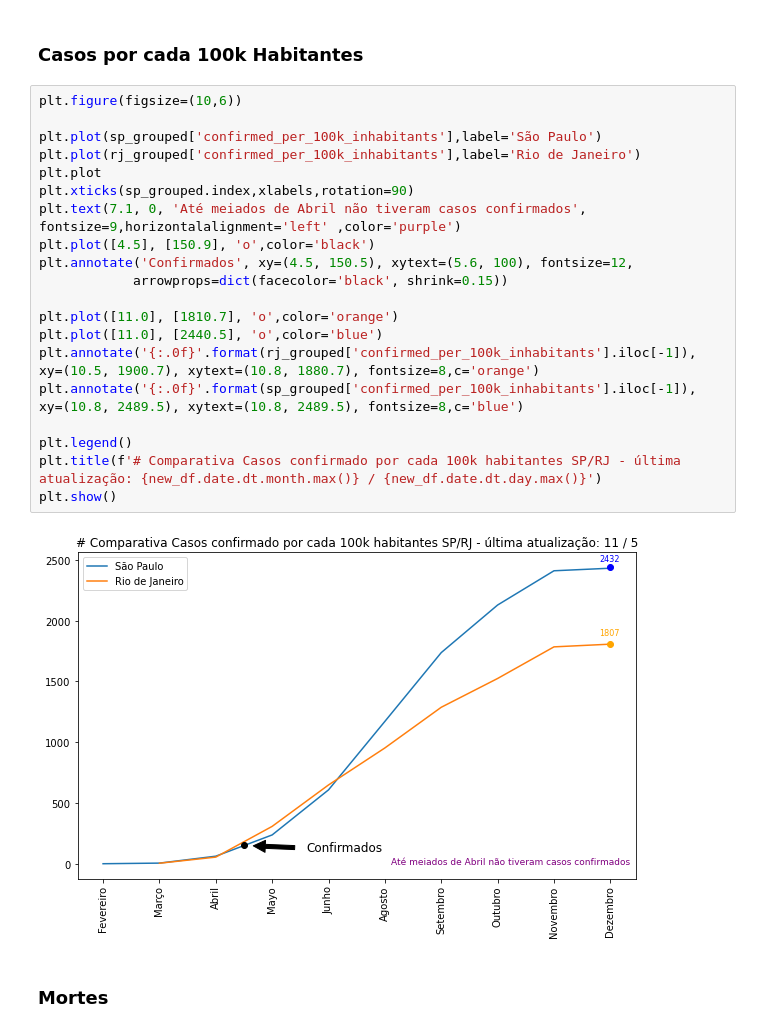
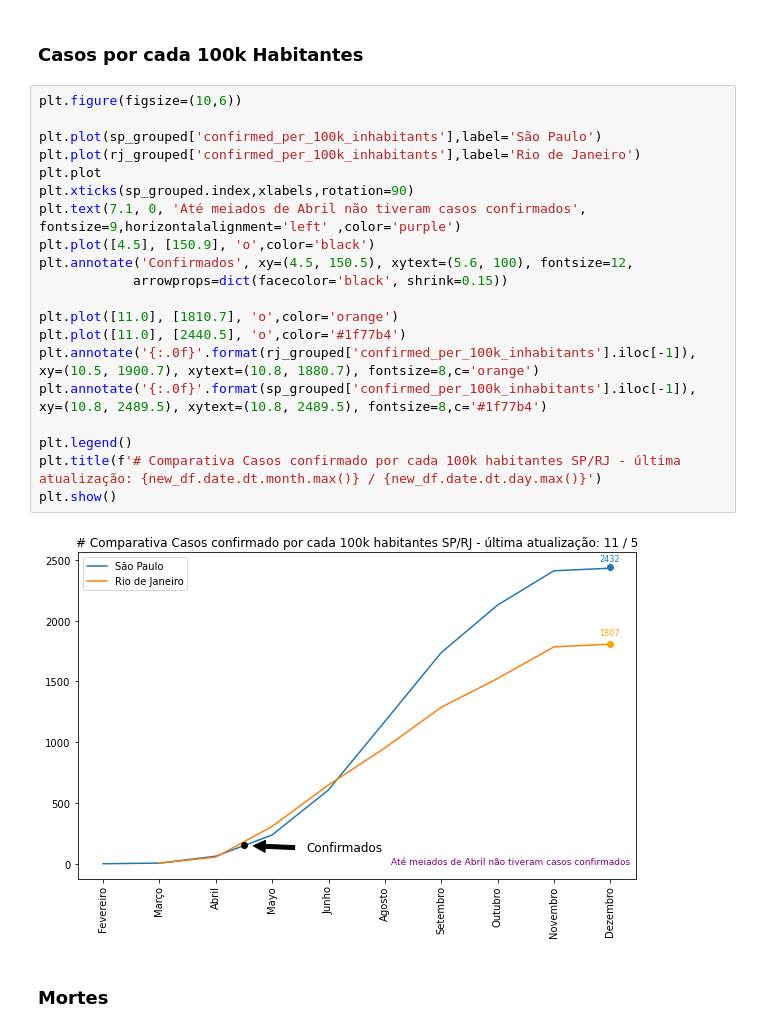
Before and after one commit to Juliansan/AluraDS, a Jupyter notebook: Modulo 1/Projeto Final/JulianMarcondesSanjuanProjeto1.ipynb, the cells around one changed output. Drawn from its saved outputs; the diff is of its cells as text.

```diff
--- a/Modulo 1/Projeto Final/JulianMarcondesSanjuanProjeto1.ipynb
+++ b/Modulo 1/Projeto Final/JulianMarcondesSanjuanProjeto1.ipynb
@@ -176,25 +176,25 @@ rj_grouped = rj.groupby('month').max()
 # %%
 plt.figure(figsize=(10,6))
 
 plt.plot(sp_grouped['confirmed_per_100k_inhabitants'],label='São Paulo')
 plt.plot(rj_grouped['confirmed_per_100k_inhabitants'],label='Rio de Janeiro')
 plt.plot
 plt.xticks(sp_grouped.index,xlabels,rotation=90)
 plt.text(7.1, 0, 'Até meiados de Abril não tiveram casos confirmados', fontsize=9,horizontalalignment='left' ,color='purple')
 plt.plot([4.5], [150.9], 'o',color='black')
 plt.annotate('Confirmados', xy=(4.5, 150.5), xytext=(5.6, 100), fontsize=12,
             arrowprops=dict(facecolor='black', shrink=0.15))
 
 plt.plot([11.0], [1810.7], 'o',color='orange')
-plt.plot([11.0], [2440.5], 'o',color='blue')
+plt.plot([11.0], [2440.5], 'o',color='#1f77b4')
 plt.annotate('{:.0f}'.format(rj_grouped['confirmed_per_100k_inhabitants'].iloc[-1]), xy=(10.5, 1900.7), xytext=(10.8, 1880.7), fontsize=8,c='orange')
-plt.annotate('{:.0f}'.format(sp_grouped['confirmed_per_100k_inhabitants'].iloc[-1]), xy=(10.8, 2489.5), xytext=(10.8, 2489.5), fontsize=8,c='blue')
+plt.annotate('{:.0f}'.format(sp_grouped['confirmed_per_100k_inhabitants'].iloc[-1]), xy=(10.8, 2489.5), xytext=(10.8, 2489.5), fontsize=8,c='#1f77b4')
 
 plt.legend()
 plt.title(f'# Comparativa Casos confirmado por cada 100k habitantes SP/RJ - última atualização: {new_df.date.dt.month.max()} / {new_df.date.dt.day.max()}')
 plt.show()
 # %% [output]
-[figure, old version]
+[figure, new version]
 # %% [markdown]
 ### Mortes
 # %%
```
Also changed, not shown: parts of 2 cells of this notebook.
